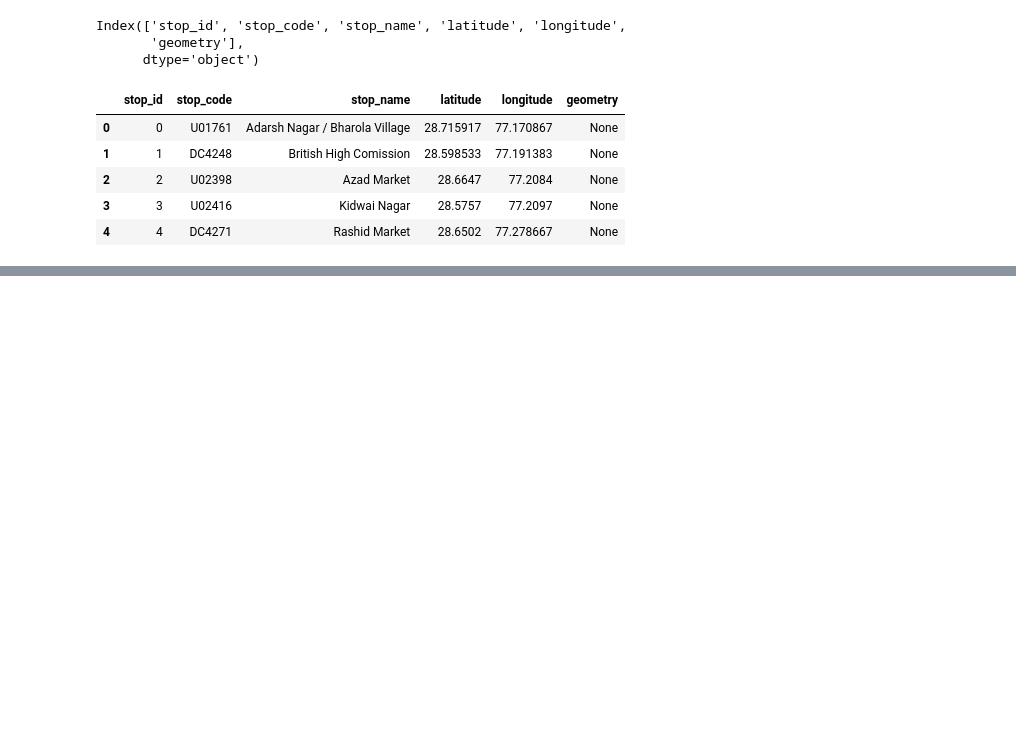
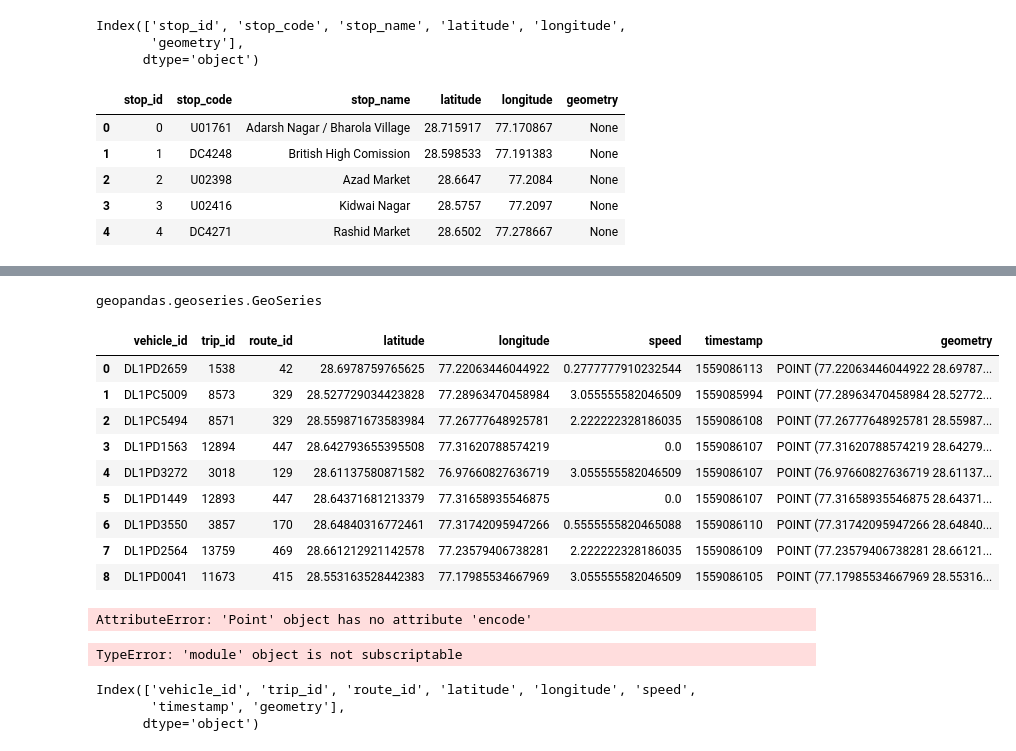
Before and after one commit to ajain0395/DTC-Project, a Jupyter notebook: samplecodes.ipynb, the cells around one changed output, grey strips where cells are left out. Saved outputs shown, nothing was run; the diff lists cells and outputs as text; code cells hidden in the pictures; blank space fills up the shorter version.

```diff
--- a/samplecodes.ipynb
+++ b/samplecodes.ipynb
@@ -218,0 +319,17 @@ geodataframe.head()
+# %%
+type(gdf['geometry'])
+# %% [output]
+geopandas.geoseries.GeoSeries
+# %%
+gdf
+# %% [output]
+|  | vehicle_id | trip_id | route_id | latitude | longitude | speed | timestamp | geometry |
+| 0 | DL1PD2659 | 1538 | 42 | 28.6978759765625 | 77.22063446044922 | 0.2777777910232544 | 1559086113 | POINT (77.22063446044922 28.69787... |
+| 1 | DL1PC5009 | 8573 | 329 | 28.527729034423828 | 77.28963470458984 | 3.055555582046509 | 1559085994 | POINT (77.28963470458984 28.52772... |
+| 2 | DL1PC5494 | 8571 | 329 | 28.559871673583984 | 77.26777648925781 | 2.222222328186035 | 1559086108 | POINT (77.26777648925781 28.55987... |
+| 3 | DL1PD1563 | 12894 | 447 | 28.642793655395508 | 77.31620788574219 | 0.0 | 1559086107 | POINT (77.31620788574219 28.64279... |
+| 4 | DL1PD3272 | 3018 | 129 | 28.61137580871582 | 76.97660827636719 | 3.055555582046509 | 1559086107 | POINT (76.97660827636719 28.61137... |
+| 5 | DL1PD1449 | 12893 | 447 | 28.64371681213379 | 77.31658935546875 | 0.0 | 1559086107 | POINT (77.31658935546875 28.64371... |
+| 6 | DL1PD3550 | 3857 | 170 | 28.64840316772461 | 77.31742095947266 | 0.5555555820465088 | 1559086110 | POINT (77.31742095947266 28.64840... |
+| 7 | DL1PD2564 | 13759 | 469 | 28.661212921142578 | 77.23579406738281 | 2.222222328186035 | 1559086109 | POINT (77.23579406738281 28.66121... |
+| 8 | DL1PD0041 | 11673 | 415 | 28.553163528442383 | 77.17985534667969 | 3.055555582046509 | 1559086105 | POINT (77.17985534667969 28.55316... |
@@ -218,0 +343,15 @@ geodataframe.head()
+# %%
+from shapely import wkt
+
+df['Coordinates'] = df['Coordinates'].apply(wkt.loads)
+# The GeoDataFrame is constructed as follows :
+
+gdf = gpd.GeoDataFrame(df, geometry='Coordinates')
+
+print(gdf.head())
+# %% [output]
+AttributeError: 'Point' object has no attribute 'encode'
+# %%
+wkt.loads(gpd['geometry'])
+# %% [output]
+TypeError: 'module' object is not subscriptable
@@ -218,0 +361,7 @@ geodataframe.head()
+# %%
+gdf.keys()
+# x = str(gdf.iloc[[0]]['vehicle_id'])
+# %% [output]
+Index(['vehicle_id', 'trip_id', 'route_id', 'latitude', 'longitude', 'speed',
+       'timestamp', 'geometry'],
+      dtype='object')
```
Also changed, not shown: parts of 33 cells of this notebook.
